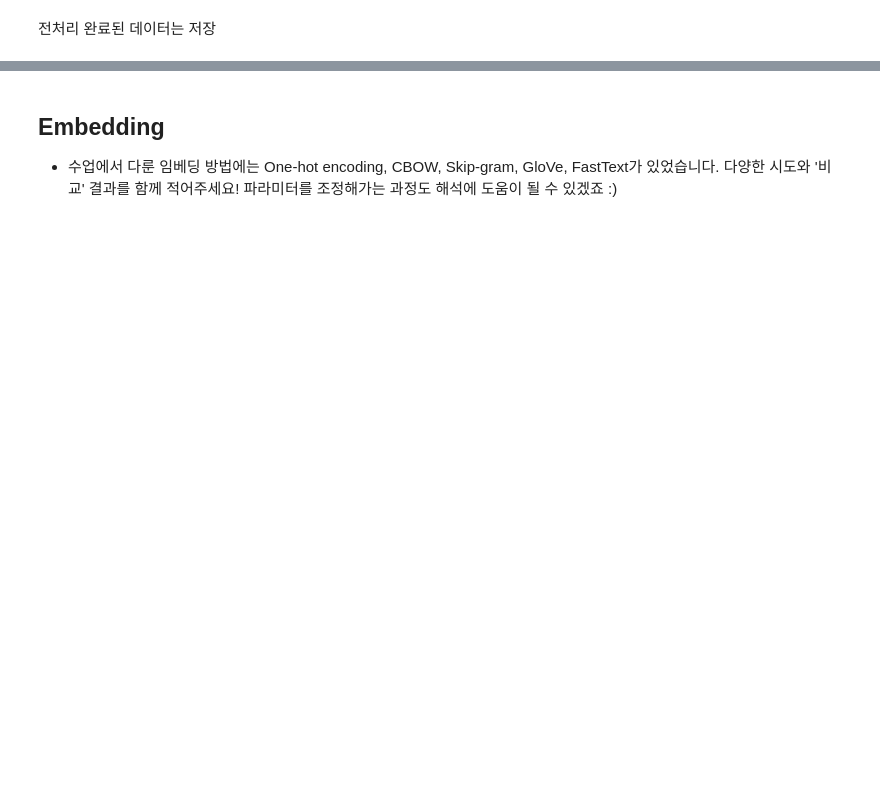
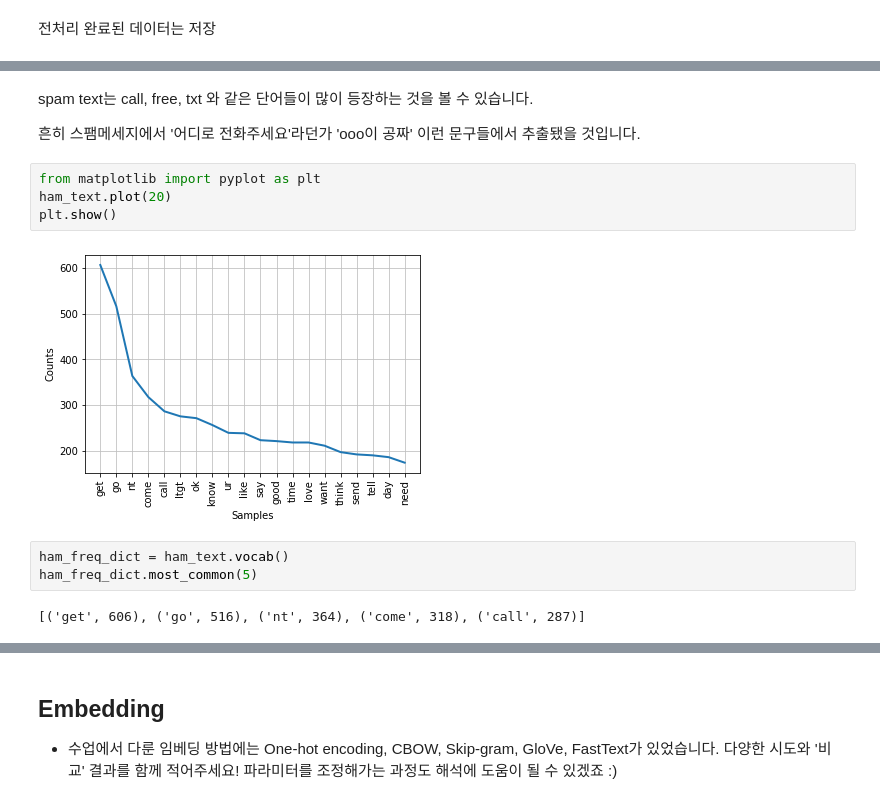
Before and after one commit to jiwoo0212/Tobigs-15-jiwoo, a Jupyter notebook: week8/NLP_basic/week8_nlp_basic_assignment.ipynb, the cells around one changed output, grey strips where cells are left out. Saved outputs shown, nothing was run; the diff lists cells and outputs as text; blank space fills up the shorter version.

```diff
--- a/week8/NLP_basic/week8_nlp_basic_assignment.ipynb
+++ b/week8/NLP_basic/week8_nlp_basic_assignment.ipynb
@@ -214,0 +369,15 @@ spam_text[:2]
+# %% [markdown]
+spam text는 call, free, txt 와 같은 단어들이 많이 등장하는 것을 볼 수 있습니다.
+
+흔히 스팸메세지에서 '어디로 전화주세요'라던가 'ooo이 공짜' 이런 문구들에서 추출됐을 것입니다.
+# %%
+from matplotlib import pyplot as plt
+ham_text.plot(20)
+plt.show()
+# %% [output]
+[figure, added]
+# %%
+ham_freq_dict = ham_text.vocab()
+ham_freq_dict.most_common(5)
+# %% [output]
+[('get', 606), ('go', 516), ('nt', 364), ('come', 318), ('call', 287)]
```
Also changed, not shown: parts of 75 cells of this notebook.
